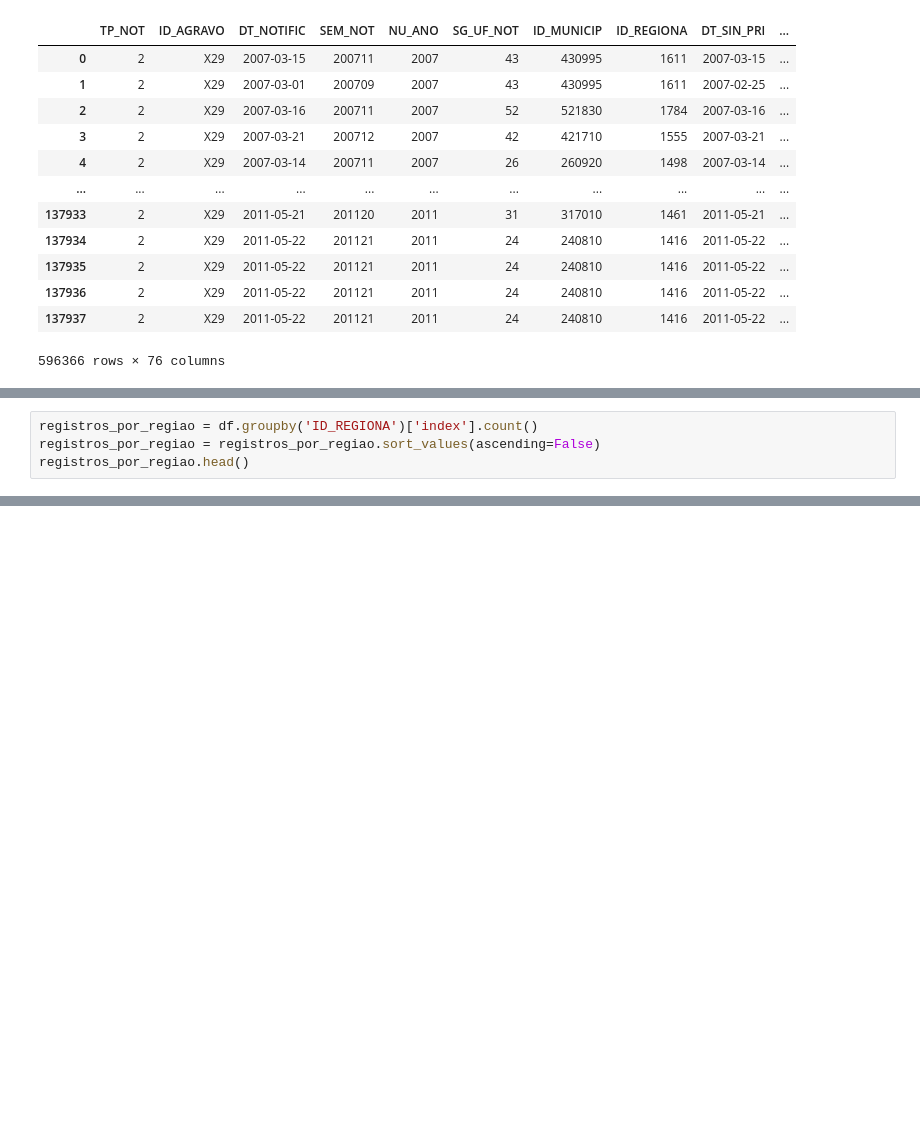
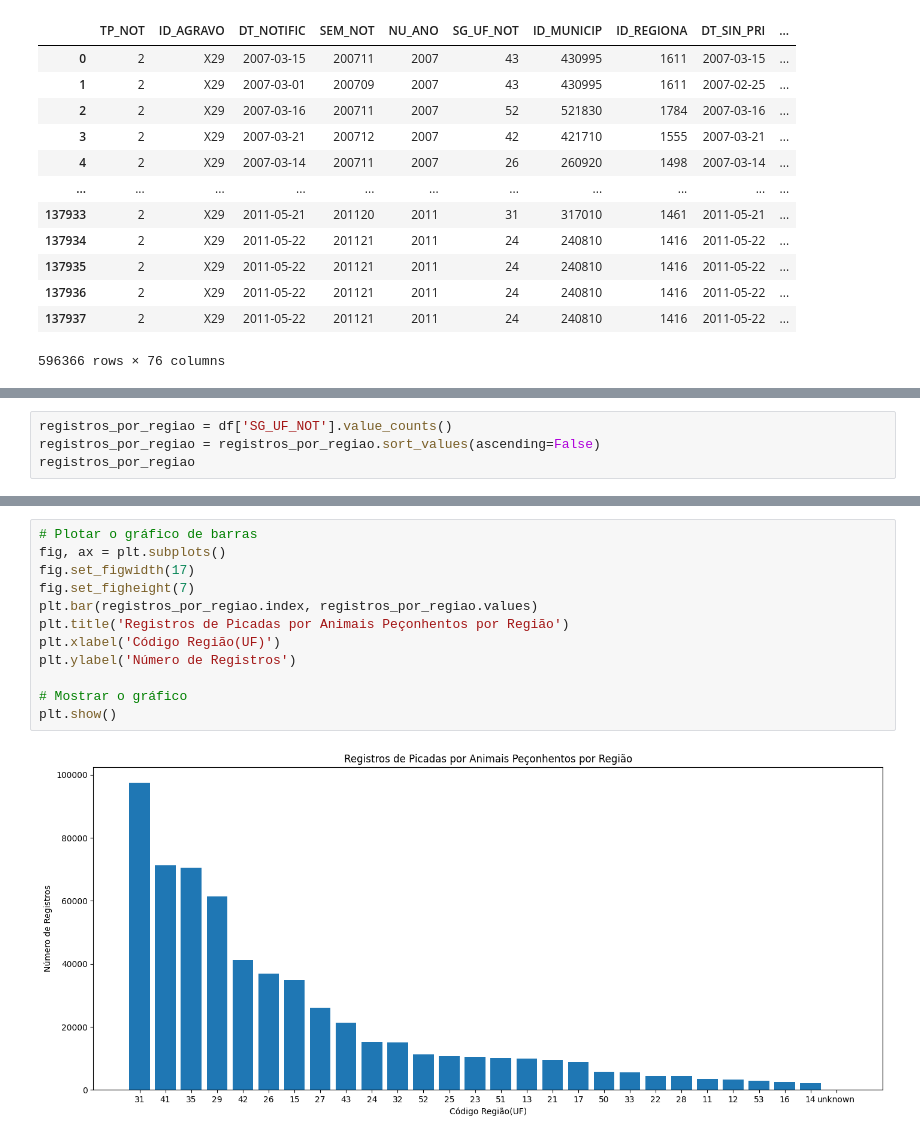
Before and after one commit to rafaelavarao/DataSUS-Data-Analysis, a Jupyter notebook: SINAN.ipynb, the cells around one changed output, grey strips where cells are left out. Cells and saved outputs as stored; diff of their text form; blank space fills up the shorter version.

```diff
--- a/SINAN.ipynb
+++ b/SINAN.ipynb
@@ -131,6 +134,6 @@ df_final
 596366 rows × 2 columns
 # %%
-registros_por_regiao = df.groupby('ID_REGIONA')['index'].count()
+registros_por_regiao = df['SG_UF_NOT'].value_counts()
 registros_por_regiao = registros_por_regiao.sort_values(ascending=False)
-registros_por_regiao.head()
+registros_por_regiao
 # %% [output]
@@ -143,0 +157,14 @@ Name: index, dtype: int64
+# %%
+# Plotar o gráfico de barras
+fig, ax = plt.subplots()
+fig.set_figwidth(17)
+fig.set_figheight(7)
+plt.bar(registros_por_regiao.index, registros_por_regiao.values)
+plt.title('Registros de Picadas por Animais Peçonhentos por Região')
+plt.xlabel('Código Região(UF)')
+plt.ylabel('Número de Registros')
+
+# Mostrar o gráfico
+plt.show()
+# %% [output]
+[figure, added]
```
Also changed, not shown: parts of 6 cells of this notebook.
